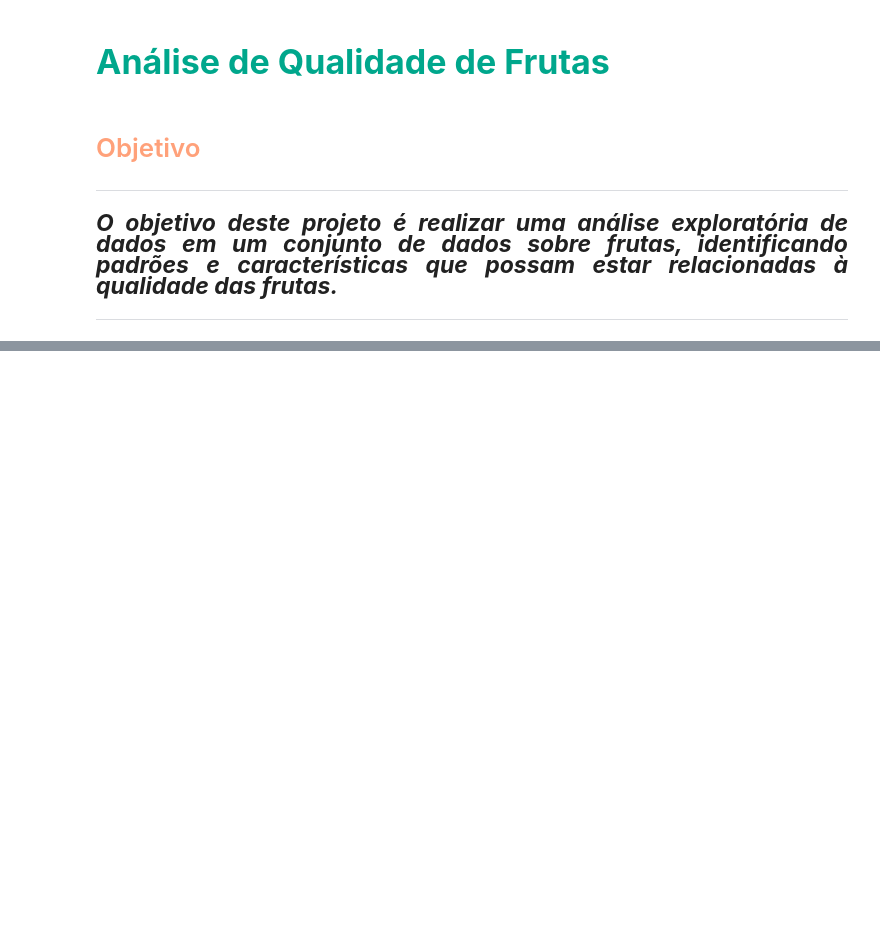
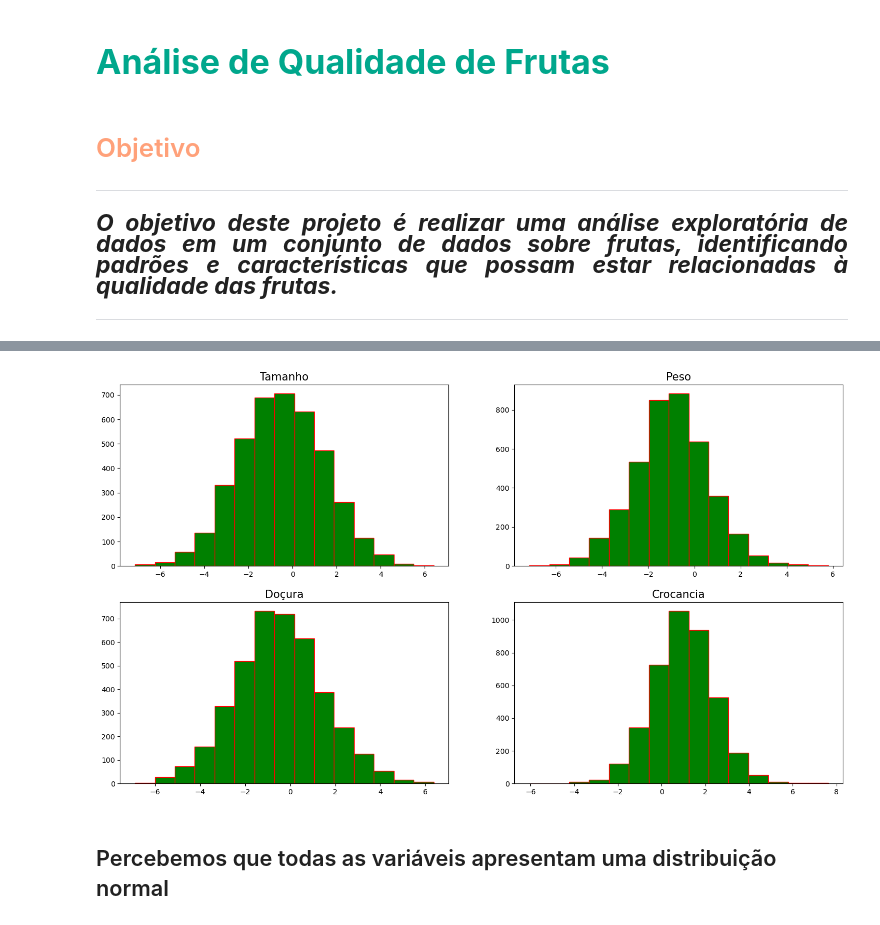
Before and after one commit to MiguelFreire-bit/Analise_de_Qualidade_de_Frutas, a Jupyter notebook: Análise de Qualidade de Frutas.ipynb, the cells around one changed output, grey strips where cells are left out. Saved outputs shown, nothing was run; the diff lists cells and outputs as text; code cells hidden in the pictures; blank space fills up the shorter version.

Commit message:
Compreensão estatística básica das variáveis

```diff
--- a/Análise de Qualidade de Frutas.ipynb
+++ b/Análise de Qualidade de Frutas.ipynb
@@ -46,0 +50,10 @@ df.head(10)
+# %%
+# Verificar a existencia de dados ausentes ou inconsistente
+
+display(df[df.isnull().any(axis=1)])
+
+
+# retirar valor nulo
+
+df = df.drop(df[df.isnull().any(axis=1)].index)
+df
@@ -46,0 +95,4 @@ df.head(10)
+# %%
+# transformando coluna "Acidity" em float
+
+df['Acidity'] = df['Acidity'].astype(float)
@@ -46,0 +173,23 @@ df.head(10)
+# %%
+# Criando o histograma
+
+fig, ax = plt.subplots(2, 2, figsize=(18,10))
+
+ax[0][0].hist(df['Size'], bins=15, color='green', edgecolor='red')
+ax[0][0].set_title('Tamanho', fontsize=15)
+
+ax[0][1].hist(df['Weight'], bins=15, color='green', edgecolor='red')
+ax[0][1].set_title('Peso', fontsize=15)
+
+ax[1][0].hist(df['Sweetness'], bins=15, color='green', edgecolor='red')
+ax[1][0].set_title('Doçura', fontsize=15)
+
+ax[1][1].hist(df['Crunchiness'], bins=15, color='green', edgecolor='red')
+ax[1][1].set_title('Crocancia', fontsize=15)
+
+# Exibindo a figura
+plt.show()
+# %% [output]
+[figure, added]
+# %% [markdown]
+## Percebemos que todas as variáveis apresentam uma distribuição normal
```
Also changed, not shown: parts of 9 cells of this notebook.
